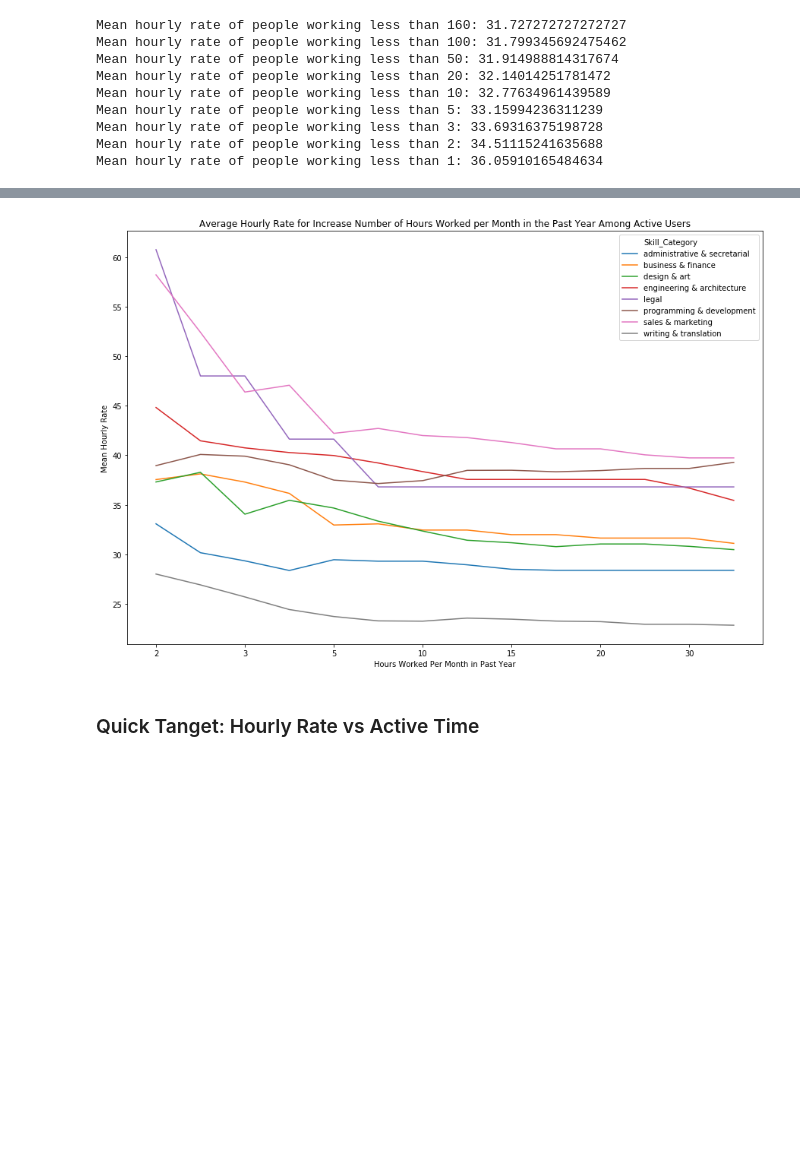
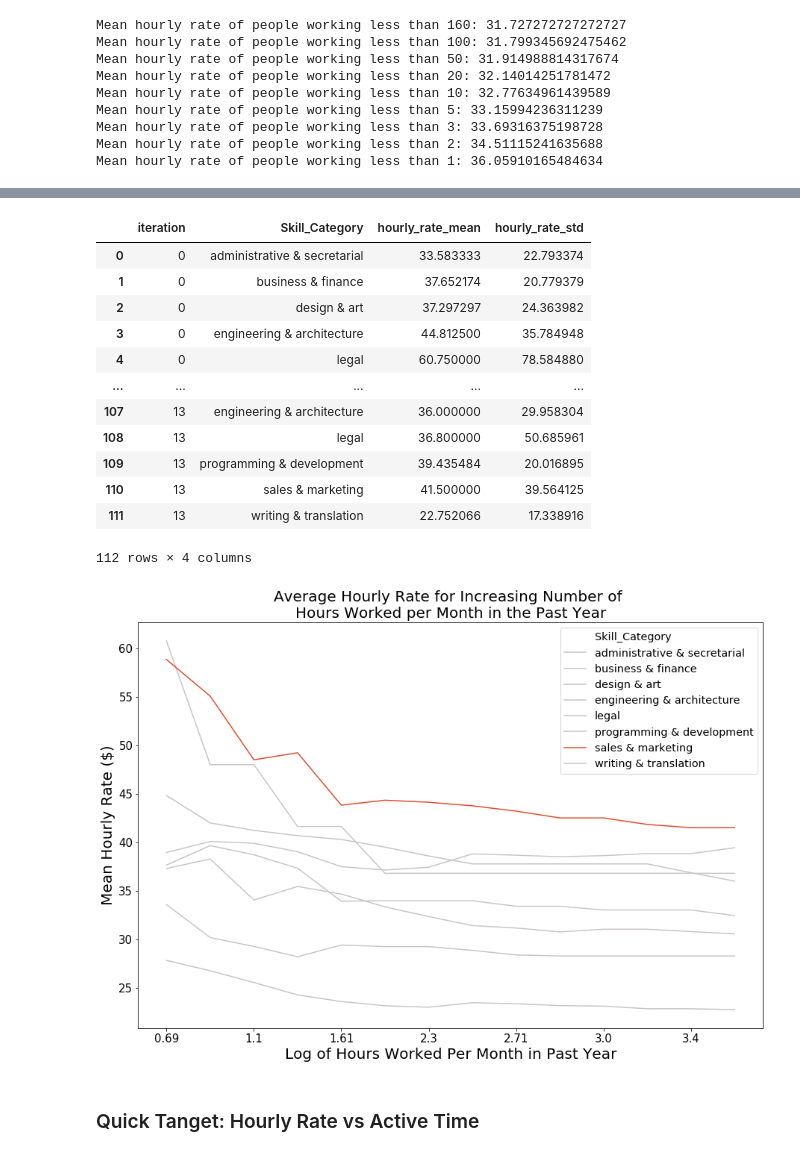
Before and after one commit to lmgibson/MyRate, a Jupyter notebook: notebooks/eda/myrate_eda.ipynb, the cells around one changed output, grey strips where cells are left out. Saved outputs shown, nothing was run; the diff lists cells and outputs as text; code cells hidden in the pictures; blank space fills up the shorter version.

```diff
--- a/notebooks/eda/myrate_eda.ipynb
+++ b/notebooks/eda/myrate_eda.ipynb
@@ -910,13 +907,19 @@ sns.lineplot(x = hr_by_skill_pd.iteration, y = hr_by_skill_pd.hourly_rate,
 # %%
 # Repeating the same graphic but limiting to active users
-def mean_rate_by_hours_worked_by_skill(hour_threshold, skill_category, verbose = True):
+def mean_rate_by_hours_worked_by_skill(hour_threshold, skill_category, verbose = True, std = False):
     # Added dt[has_quote]
     tmp = dt[(dt.hours_worked_pr_mnth_pst_yr < hour_threshold) & (dt[skill_category] == 1) & (dt['has_quote'] == 1)].hourly_rate.mean()
+
+    if std == True:
+        std = dt[(dt.hours_worked_pr_mnth_pst_yr < hour_threshold) & (dt[skill_category] == 1) & (dt['has_quote'] == 1)].hourly_rate.std()
+
+        return std
 
     if verbose == True:
         print("Mean hourly rate of people working less than",
               str(hour_threshold) + ":",
               tmp)
+
     return tmp
 
 
@@ -925,33 +928,76 @@ skills = ['administrative & secretarial','business & finance', 'design & art', '
           'writing & translation']
 
 hr_by_skill = {}
+hr_by_skill_std = {}
 for j, skill_val in enumerate(skills):
 
     rate_by_hours = []
+    std_rate_by_hours = []
     for i, val in enumerate([1, 2, 3, 5, 10, 15, 20, 30, 40, 50, 60, 80, 100, 160]):
-        hrate = mean_rate_by_hours_worked_by_skill(val, skill_val, verbose = False)
+        hrate = mean_rate_by_hours_worked_by_skill(val, skill_val, verbose = False, std = False)
         rate_by_hours.append(hrate)
 
+        hrate_std = mean_rate_by_hours_worked_by_skill(val, skill_val, verbose = False, std = True)
+        std_rate_by_hours.append(hrate_std)
+
     hr_by_skill.update({skill_val: rate_by_hours})
+    hr_by_skill_std.update({skill_val: std_rate_by_hours})
+
 
 # Cleaning
 hr_by_skill_pd = pd.DataFrame(hr_by_skill).stack()
 hr_by_skill_pd = hr_by_skill_pd.reset_index()
-#hr_by_skill_pd = hr_by_skill_pd.drop(['level_0'], axis = 1)
-hr_by_skill_pd.columns = ['iteration','Skill_Category','hourly_rate']
+hr_by_skill_pd.columns = ['iteration','Skill_Category','hourly_rate_mean']
 
-# Plotting
-plt.figure(figsize=(15,10))
-plot = sns.lineplot(x = hr_by_skill_pd.iteration, y = hr_by_skill_pd.hourly_rate,
-             hue = hr_by_skill_pd.Skill_Category)
-plot.set(xticklabels = [1, 2, 3, 5, 10, 15, 20, 30, 40, 50, 60, 80, 100, 160],
-         xlabel = "Hours Worked Per Month in Past Year",
-         ylabel = "Mean Hourly Rate",
-         title = "Average Hourly Rate for Increase Number of Hours Worked per Month in the Past Year Among Active Users")
-plt.show()
-# The left most side is includes people who worked alot. The right most side is for those who barely worked.
+hr_by_skill_std_pd = pd.DataFrame(hr_by_skill_std).stack()
+hr_by_skill_std_pd = hr_by_skill_std_pd.reset_index()
+hr_by_skill_std_pd.columns = ['iteration','Skill_Category','hourly_rate_std']
+
+# They're in the same order so I'm going to add on the standard deviation
+hr_by_skill_pd['hourly_rate_std'] = hr_by_skill_std_pd.hourly_rate_std
+display(hr_by_skill_pd)
 # %% [output]
-[figure, removed]
+|  | iteration | Skill_Category | hourly_rate_mean | hourly_rate_std |
+| 0 | 0 | administrative & secretarial | 33.583333 | 22.793374 |
+| 1 | 0 | business & finance | 37.652174 | 20.779379 |
+| 2 | 0 | design & art | 37.297297 | 24.363982 |
+| 3 | 0 | engineering & architecture | 44.812500 | 35.784948 |
+| 4 | 0 | legal | 60.750000 | 78.584880 |
+| ... | ... | ... | ... | ... |
+| 107 | 13 | engineering & architecture | 36.000000 | 29.958304 |
+| 108 | 13 | legal | 36.800000 | 50.685961 |
+| 109 | 13 | programming & development | 39.435484 | 20.016895 |
+| 110 | 13 | sales & marketing | 41.500000 | 39.564125 |
+| 111 | 13 | writing & translation | 22.752066 | 17.338916 |
+112 rows × 4 columns
+# %%
+# Prepping plot
+plt.figure(figsize=(15,10))
+
+# Custom palette
+colors = ["#cac5c4","#cac5c4","#cac5c4","#cac5c4","#cac5c4","#cac5c4","#e44c2c","#cac5c4","#cac5c4"]
+sns.set_palette(sns.color_palette(colors))
+
+# Default Palette
+# sns.set_palette("deep")
+
+plot = sns.lineplot(x = hr_by_skill_pd.iteration, y = hr_by_skill_pd.hourly_rate_mean,
+                    hue = hr_by_skill_pd.Skill_Category, )
+
+# Setting Params
+plot.set(xticklabels = np.round_(np.log([1, 2, 3, 5, 10, 15, 20, 30, 40, 50, 60, 80, 100, 160]),2))
+plot.set_xlabel("Log of Hours Worked Per Month in Past Year", fontsize = 20)
+plot.set_ylabel("Mean Hourly Rate ($)", fontsize = 20)
+plot.set_title("Average Hourly Rate for Increasing Number of \nHours Worked per Month in the Past Year",
+               fontsize = 20)
+plot.legend(fontsize='x-large', title_fontsize='40')
+plot.tick_params(labelsize = 15)
+
+# Output
+plt.show()
+# The left most side is includes people who worked alot. The right most side is for those who barely worked.
+# %% [output]
+[figure, added]
 # %% [markdown]
 ### Quick Tanget: Hourly Rate vs Active Time
 # %%
```
Also changed, not shown: parts of 17 cells of this notebook, 9 other files.
